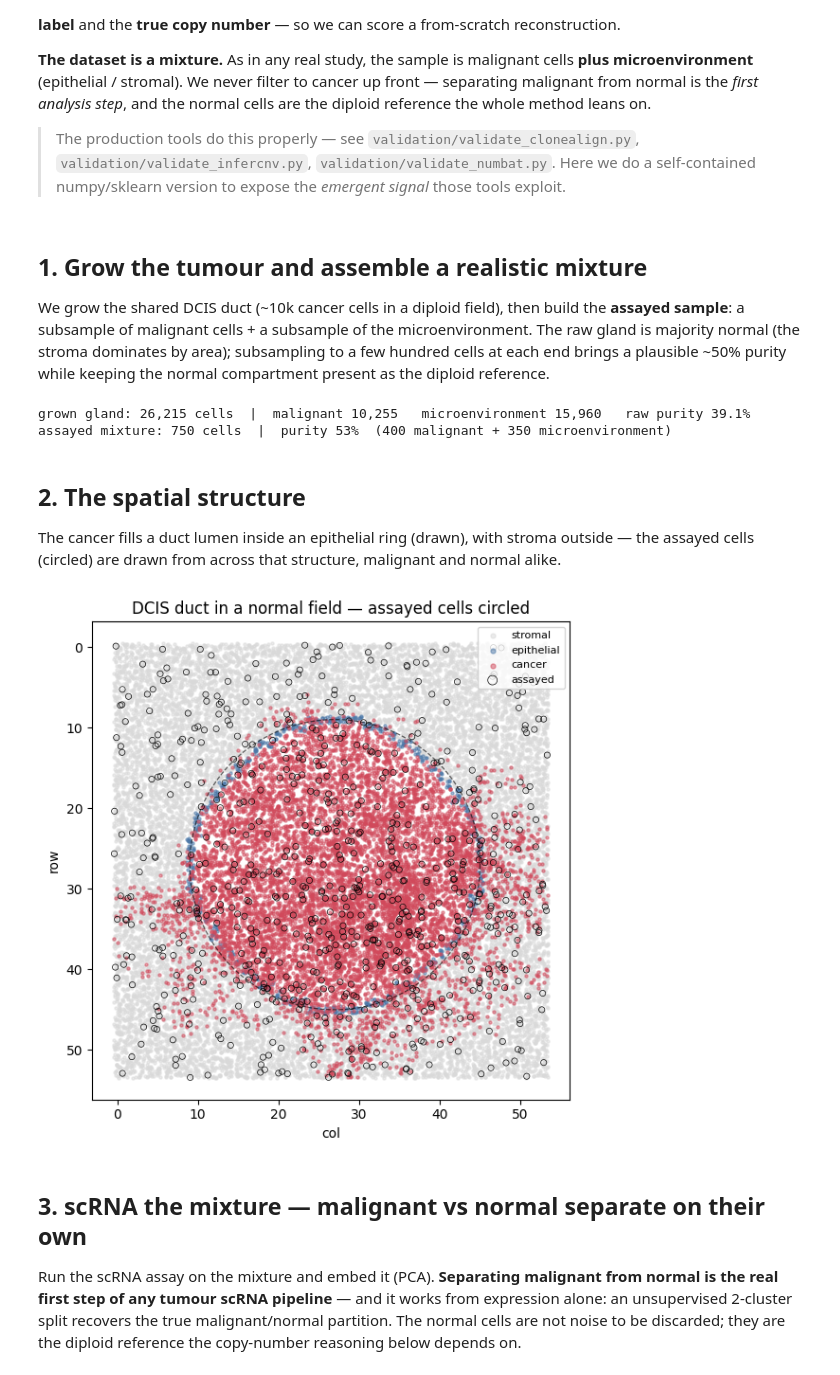
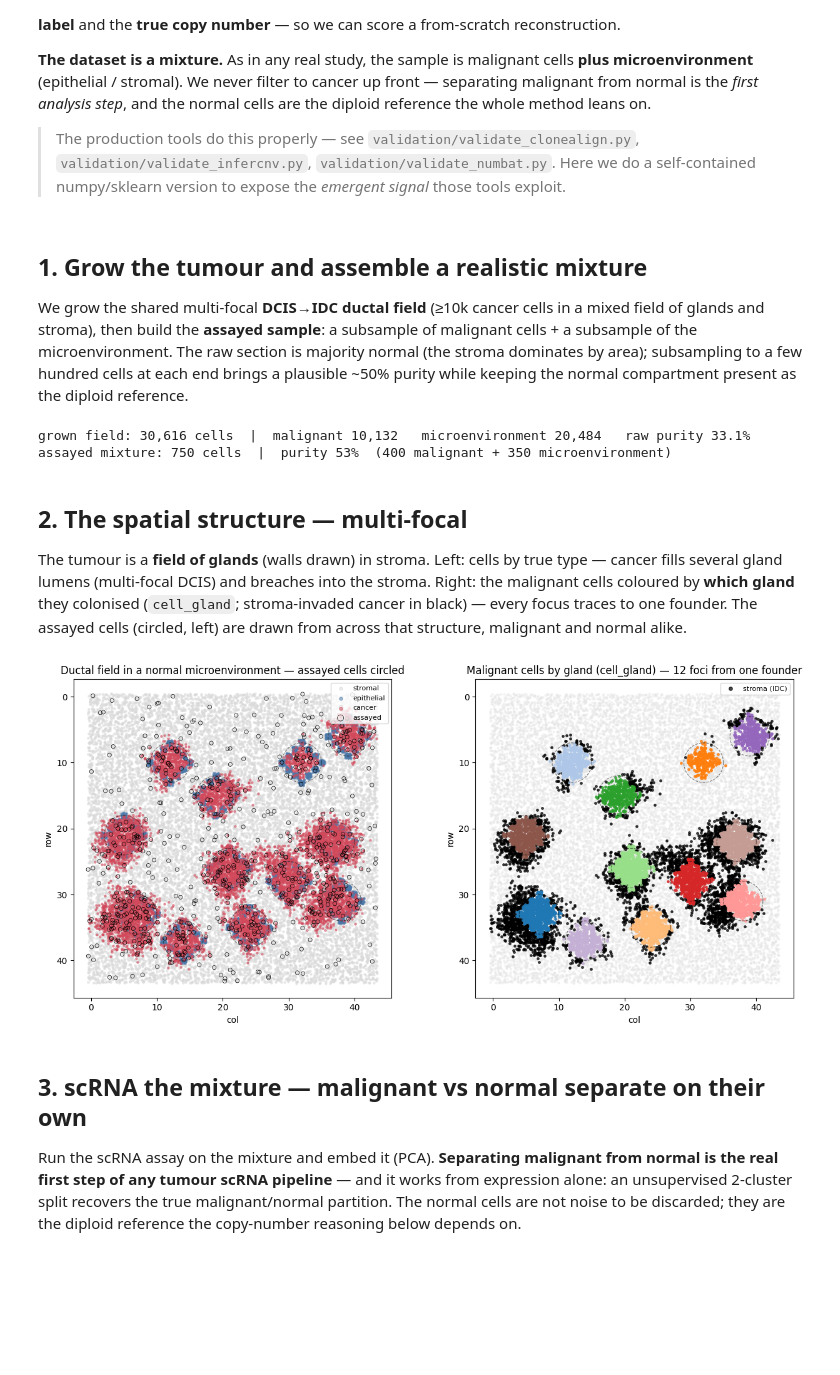
Before and after one commit to pedrofale/iscc, a Jupyter notebook: notebooks/combining_scdna_scrna.ipynb, the cells around one changed output. Drawn from its saved outputs; the diff is of its cells as text; code cells hidden in the pictures; blank space fills up the shorter version.

```diff
--- a/notebooks/combining_scdna_scrna.ipynb
+++ b/notebooks/combining_scdna_scrna.ipynb
@@ -32,17 +32,18 @@ from iscc.data import scRNA, scDNA
 # %% [markdown]
 ## 1. Grow the tumour and assemble a realistic mixture
 
-We grow the shared DCIS duct (~10k cancer cells in a diploid field), then build the **assayed sample**:
-a subsample of malignant cells + a subsample of the microenvironment. The raw gland is majority normal
-(the stroma dominates by area); subsampling to a few hundred cells at each end brings a plausible ~50%
-purity while keeping the normal compartment present as the diploid reference.
+We grow the shared multi-focal **DCIS→IDC ductal field** (≥10k cancer cells in a mixed field of glands
+and stroma), then build the **assayed sample**: a subsample of malignant cells + a subsample of the
+microenvironment. The raw section is majority normal (the stroma dominates by area); subsampling to a
+few hundred cells at each end brings a plausible ~50% purity while keeping the normal compartment
+present as the diploid reference.
 # %%
 t = B.grow_base_tumor()
 cd = t.cell_data
 types = B.cell_types(t)
 idx = np.asarray(cd["cell_type"].index)
 is_cancer_all = types == "cancer"
-print(f"grown gland: {len(types):,} cells  |  malignant {is_cancer_all.sum():,}   "
+print(f"grown field: {len(types):,} cells  |  malignant {is_cancer_all.sum():,}   "
       f"microenvironment {(~is_cancer_all).sum():,}   raw purity {is_cancer_all.mean():.1%}")
 
 # assemble the MIXTURE the assays consume: ~400 malignant + ~350 microenvironment (~53% purity)
@@ -56,36 +57,55 @@ type_map = dict(zip(idx, types))
 print(f"assayed mixture: {len(mixture)} cells  |  purity {len(cancer_cells)/len(mixture):.0%}  "
       f"({len(cancer_cells)} malignant + {len(normal_cells)} microenvironment)")
 # %% [output]
-grown gland: 26,215 cells  |  malignant 10,255   microenvironment 15,960   raw purity 39.1%
+grown field: 30,616 cells  |  malignant 10,132   microenvironment 20,484   raw purity 33.1%
 assayed mixture: 750 cells  |  purity 53%  (400 malignant + 350 microenvironment)
 # %% [markdown]
-## 2. The spatial structure
+## 2. The spatial structure — multi-focal
 
-The cancer fills a duct lumen inside an epithelial ring (drawn), with stroma outside — the assayed
-cells (circled) are drawn from across that structure, malignant and normal alike.
+The tumour is a **field of glands** (walls drawn) in stroma. Left: cells by true type — cancer fills
+several gland lumens (multi-focal DCIS) and breaches into the stroma. Right: the malignant cells
+coloured by **which gland** they colonised (`cell_gland`; stroma-invaded cancer in black) — every focus
+traces to one founder. The assayed cells (circled, left) are drawn from across that structure,
+malignant and normal alike.
 # %%
 crd = cd["cell_crd"]
 jit = np.random.default_rng(1)
 jx = crd["col"].values + jit.uniform(-0.45, 0.45, len(crd))
 jy = crd["row"].values + jit.uniform(-0.45, 0.45, len(crd))
 pos = {c: i for i, c in enumerate(idx)}
 mix_pos = np.array([pos[c] for c in mixture])
+gland = B.cell_gland(t)
 
-fig, ax = plt.subplots(figsize=(6.6, 6))
+fig, axes = plt.subplots(1, 2, figsize=(13, 6))
 palette = {"stromal": "0.85", "epithelial": "#4c78a8", "cancer": "#d1495b"}
 for name, col in palette.items():
     m = types == name
-    ax.scatter(jx[m], jy[m], s=5, c=col, alpha=0.5, label=f"{name}")
-ax.scatter(jx[mix_pos], jy[mix_pos], s=20, facecolors="none",
-           edgecolors="k", lw=0.5, label="assayed")
-B.gland_ring(ax)
-ax.set_aspect("equal"); ax.invert_yaxis()
-ax.legend(fontsize=8, markerscale=1.6, loc="upper right")
-ax.set_title("DCIS duct in a normal field — assayed cells circled")
-ax.set_xlabel("col"); ax.set_ylabel("row")
+    axes[0].scatter(jx[m], jy[m], s=5, c=col, alpha=0.5, label=f"{name}")
+axes[0].scatter(jx[mix_pos], jy[mix_pos], s=20, facecolors="none",
+                edgecolors="k", lw=0.5, label="assayed")
+B.draw_glands(axes[0], t)
+axes[0].set_aspect("equal"); axes[0].invert_yaxis()
+axes[0].legend(fontsize=8, markerscale=1.6, loc="upper right")
+axes[0].set_title("Ductal field in a normal microenvironment — assayed cells circled")
+axes[0].set_xlabel("col"); axes[0].set_ylabel("row")
+
+# malignant cells coloured by which gland they colonised (stroma-invaded = black)
+cmap = plt.get_cmap("tab20")
+mc = types == "cancer"
+gvals = gland[mc]
+axes[1].scatter(jx[~mc], jy[~mc], s=4, c="0.9", alpha=0.4)
+axes[1].scatter(jx[mc][gvals == -1], jy[mc][gvals == -1], s=6, c="k", alpha=0.7, label="stroma (IDC)")
+for g in sorted(set(gvals[gvals >= 0])):
+    m = gvals == g
+    axes[1].scatter(jx[mc][m], jy[mc][m], s=6, color=cmap(int(g) % 20), alpha=0.8)
+B.draw_glands(axes[1], t)
+axes[1].set_aspect("equal"); axes[1].invert_yaxis()
+axes[1].legend(fontsize=8, markerscale=1.6, loc="upper right")
+axes[1].set_title(f"Malignant cells by gland (cell_gland) — {len(B.glands_colonised(t))} foci from one founder")
+axes[1].set_xlabel("col"); axes[1].set_ylabel("row")
 plt.tight_layout()
 # %% [output]
-[figure, old version]
+[figure, new version]
 # %% [markdown]
 ## 3. scRNA the mixture — malignant vs normal separate on their own
 
```
Also changed, not shown: parts of 5 cells of this notebook, 11 other files.
